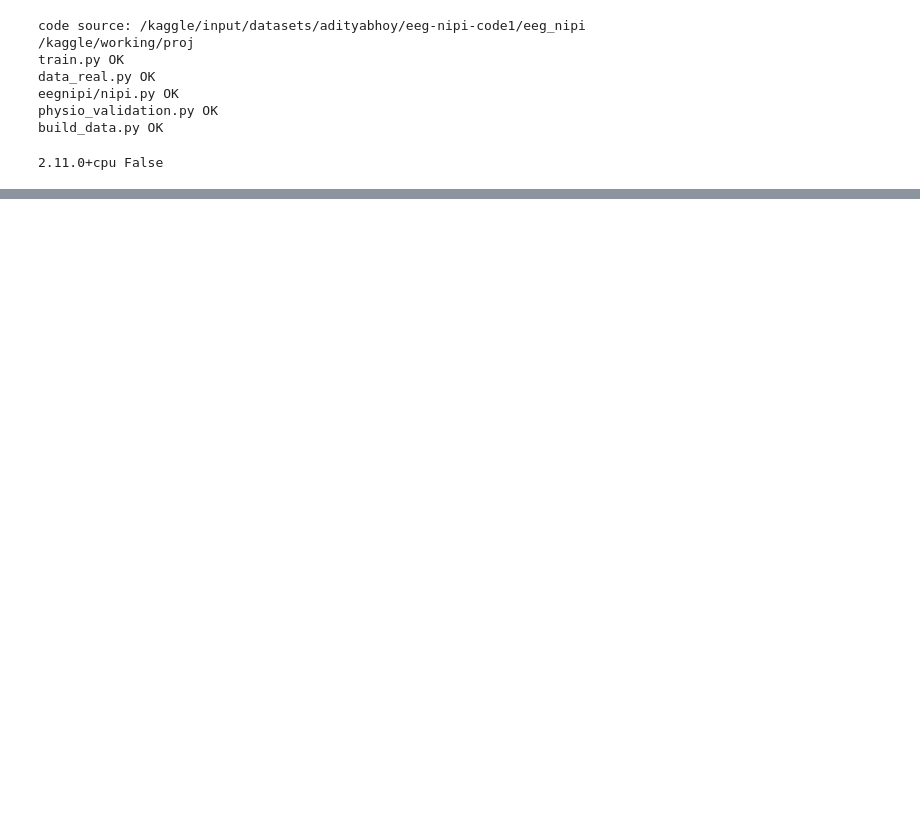
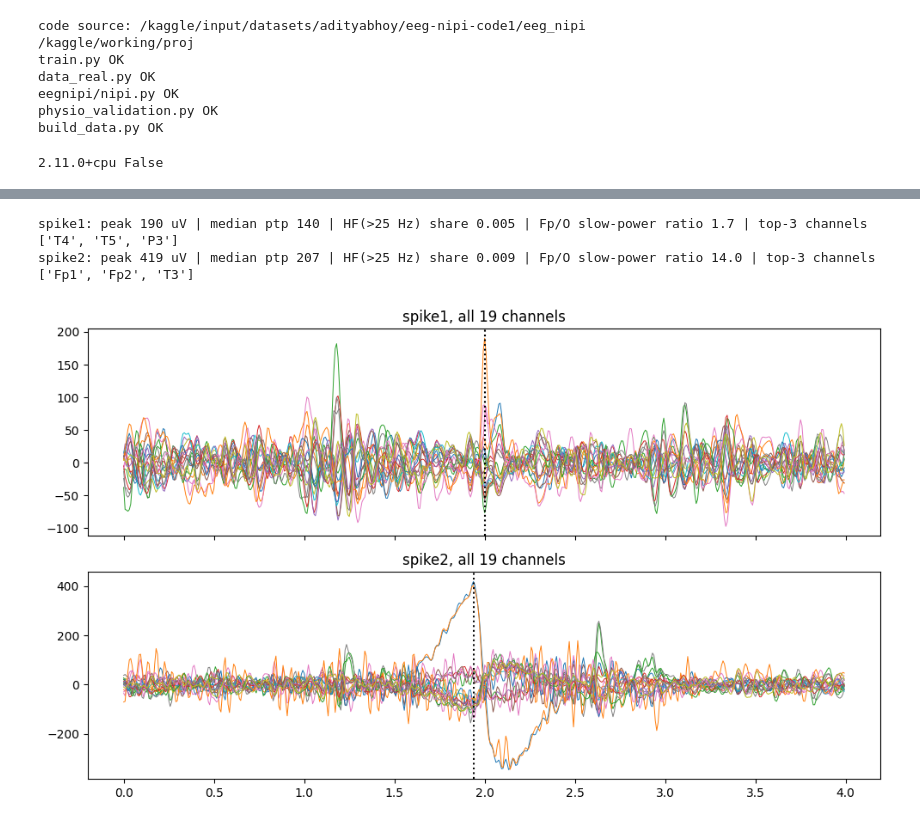
Before and after one commit to AdityaBho/EEG-Denoising-using-artifact-separation, a Jupyter notebook: project-implementation.ipynb, the cells around one changed output, grey strips where cells are left out. Saved outputs shown, nothing was run; the diff lists cells and outputs as text; code cells hidden in the pictures; blank space fills up the shorter version.

```diff
--- a/project-implementation.ipynb
+++ b/project-implementation.ipynb
@@ -939,0 +794,20 @@ spike2 max |amp| at channel idx 0 sample 484
+# %%
+import numpy as np
+from scipy.signal import welch
+import matplotlib.pyplot as plt
+from eegnipi.montage import CH, IDX
+d = np.load('data/biosource.npz'); X = d['X_spike']; pk = d['spike_peak']
+for i in range(2):
+    x = X[i]; f, P = welch(x, 128, nperseg=256, axis=-1); tot = P.sum(-1)
+    hf = P[:, f > 25].sum(-1) / tot; sl = P[:, (f >= 1) & (f < 4)].sum(-1)
+    top = [CH[j] for j in np.argsort(-np.abs(x).max(1))[:3]]
+    print(f'spike{i+1}: peak {np.abs(x).max():.0f} uV | median ptp {np.median(np.ptp(x, -1)):.0f} | HF(>25 Hz) share {np.median(hf / 1):.3f} | Fp/O slow-power ratio {sl[[IDX["Fp1"], IDX["Fp2"]]].mean() / sl[[IDX["O1"], IDX["O2"]]].mean():.1f} | top-3 channels {top}')
+fig, ax = plt.subplots(2, 1, figsize=(10, 6), sharex=True); t = np.arange(512) / 128
+for i in range(2):
+    for c in range(19): ax[i].plot(t, X[i, c], lw=.7)
+    ax[i].axvline(pk[i] / 128, color='k', ls=':'); ax[i].set_title(f'spike{i+1}, all 19 channels')
+fig.tight_layout(); fig.savefig('outputs/biosource_spikes_overview.png', dpi=130)
+# %% [output]
+spike1: peak 190 uV | median ptp 140 | HF(>25 Hz) share 0.005 | Fp/O slow-power ratio 1.7 | top-3 channels ['T4', 'T5', 'P3']
+spike2: peak 419 uV | median ptp 207 | HF(>25 Hz) share 0.009 | Fp/O slow-power ratio 14.0 | top-3 channels ['Fp1', 'Fp2', 'T3']
+[figure, added]
```
Also changed, not shown: parts of 17 cells of this notebook.
